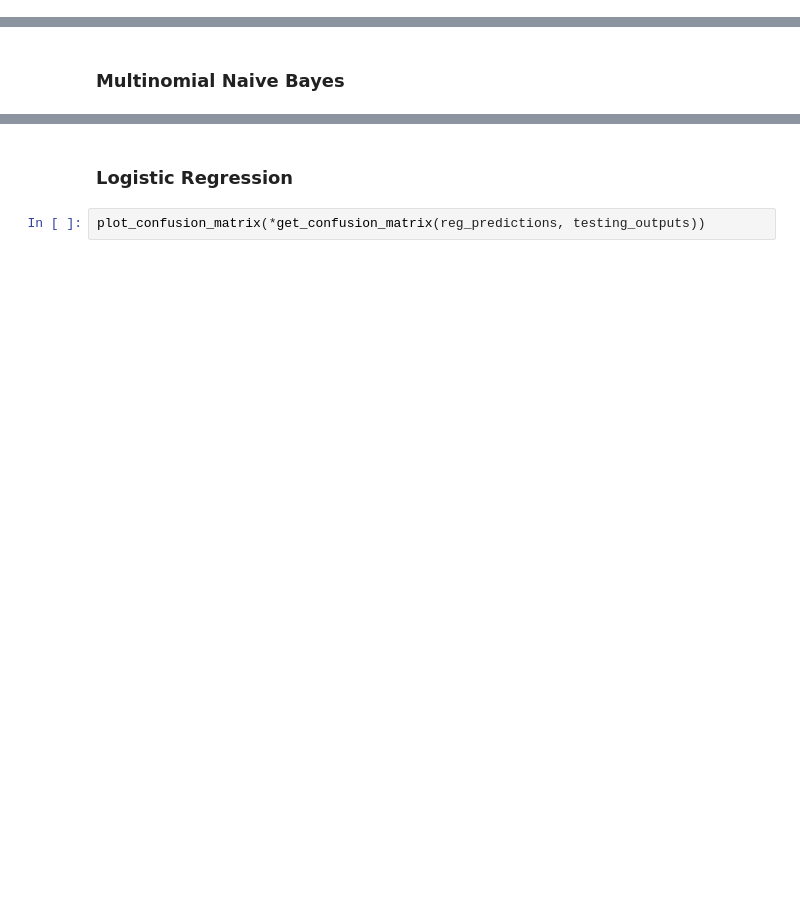
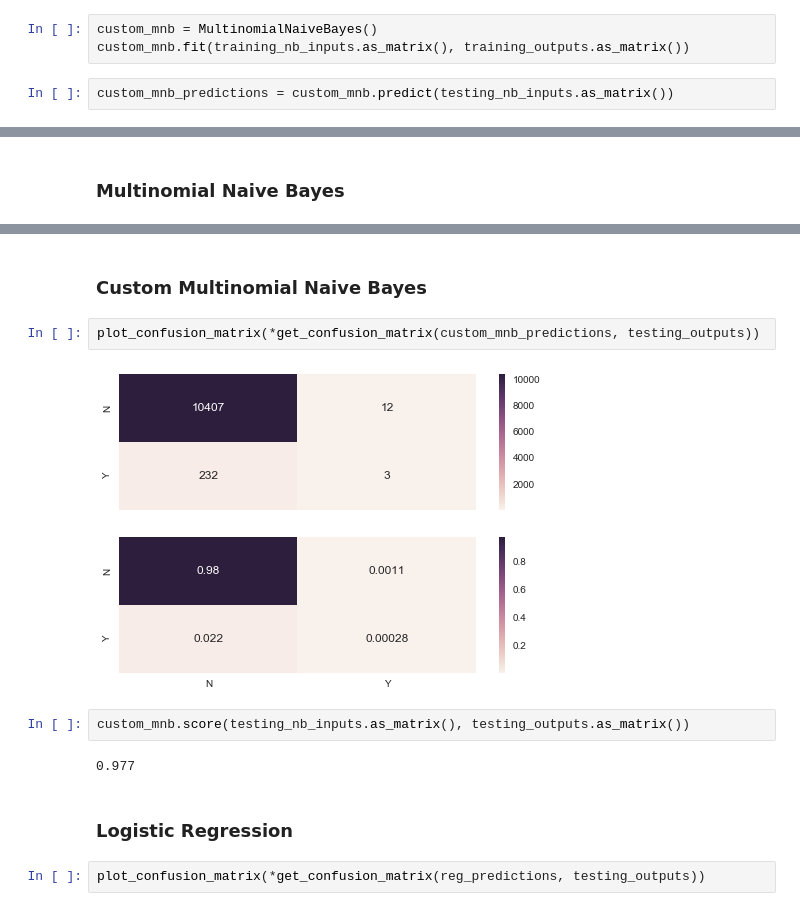
Before and after one commit to anassinator/miami-marathon-predictor, a Jupyter notebook: ParticipantPrediction.ipynb, the cells around one changed output, grey strips where cells are left out. Saved outputs shown, nothing was run; the diff lists cells and outputs as text; blank space fills up the shorter version.

```diff
--- a/ParticipantPrediction.ipynb
+++ b/ParticipantPrediction.ipynb
@@ -138,3 +163,8 @@ mnb_predictions = mnb.predict(testing_nb_inputs)
+# %%
+custom_mnb = MultinomialNaiveBayes()
+custom_mnb.fit(training_nb_inputs.as_matrix(), training_outputs.as_matrix())
+# %%
+custom_mnb_predictions = custom_mnb.predict(testing_nb_inputs.as_matrix())
 # %% [markdown]
 ### Logistic Regression
 # %%
@@ -199,3 +229,13 @@ mnb.score(testing_nb_inputs, testing_outputs)
+# %% [markdown]
+### Custom Multinomial Naive Bayes
+# %%
+plot_confusion_matrix(*get_confusion_matrix(custom_mnb_predictions, testing_outputs))
+# %% [output]
+[figure, added]
+# %%
+custom_mnb.score(testing_nb_inputs.as_matrix(), testing_outputs.as_matrix())
+# %% [output]
+0.977
 # %% [markdown]
 ### Logistic Regression
 # %%
```
Also changed, not shown: parts of 19 cells of this notebook.
